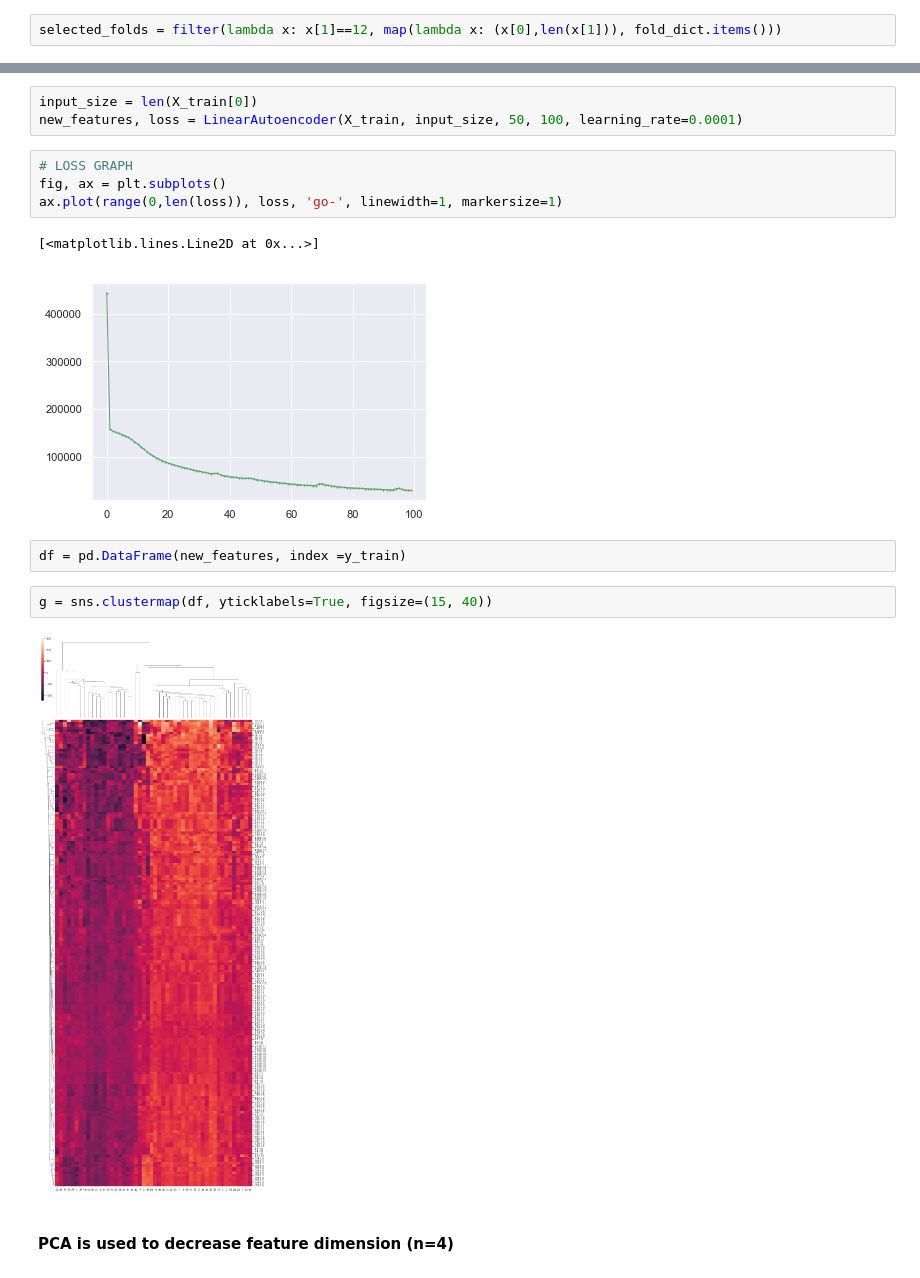
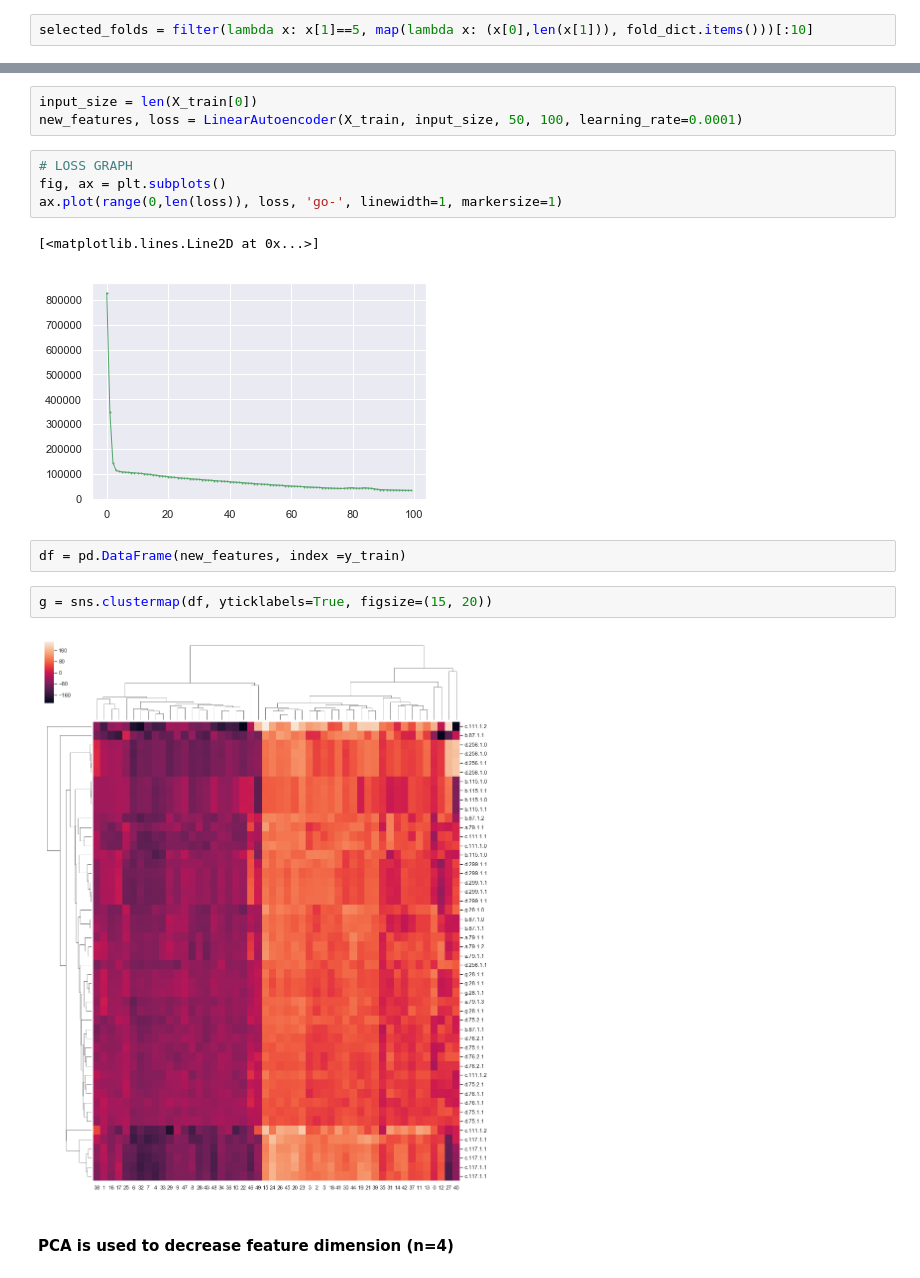
Before and after one commit to hacertilbec/Protein-Vectorization, a Jupyter notebook: Protein Distance Matrix/Hierarchical Clustering Heat Map.ipynb, the cells around one changed output, grey strips where cells are left out. Cells and saved outputs as stored; diff of their text form.

Commit message:
with 10 folds (50 pdb files)

```diff
--- a/Protein Distance Matrix/Hierarchical Clustering Heat Map.ipynb
+++ b/Protein Distance Matrix/Hierarchical Clustering Heat Map.ipynb
@@ -26,7 +26,7 @@ with open('pickle files/label_dict.pkl', 'rb') as f:
 with open('pickle files/fold_groups.pkl', 'rb') as f:
     fold_dict = pickle.load(f)
 # %%
-selected_folds = filter(lambda x: x[1]==12, map(lambda x: (x[0],len(x[1])), fold_dict.items()))
+selected_folds = filter(lambda x: x[1]==5, map(lambda x: (x[0],len(x[1])), fold_dict.items()))[:10]
 # %%
 structures = []
 
@@ -68,13 +68,13 @@ fig, ax = plt.subplots()
 ax.plot(range(0,len(loss)), loss, 'go-', linewidth=1, markersize=1)
 # %% [output]
 [<matplotlib.lines.Line2D at 0x...>]
-[figure, old version]
+[figure, new version]
 # %%
 df = pd.DataFrame(new_features, index =y_train)
 # %%
-g = sns.clustermap(df, yticklabels=True, figsize=(15, 40))
+g = sns.clustermap(df, yticklabels=True, figsize=(15, 20))
 # %% [output]
-[figure, old version]
+[figure, new version]
 # %% [markdown]
 #### PCA is used to decrease feature dimension (n=4)
 # %%
```
Also changed, not shown: parts of 7 cells of this notebook, 1 other file.
